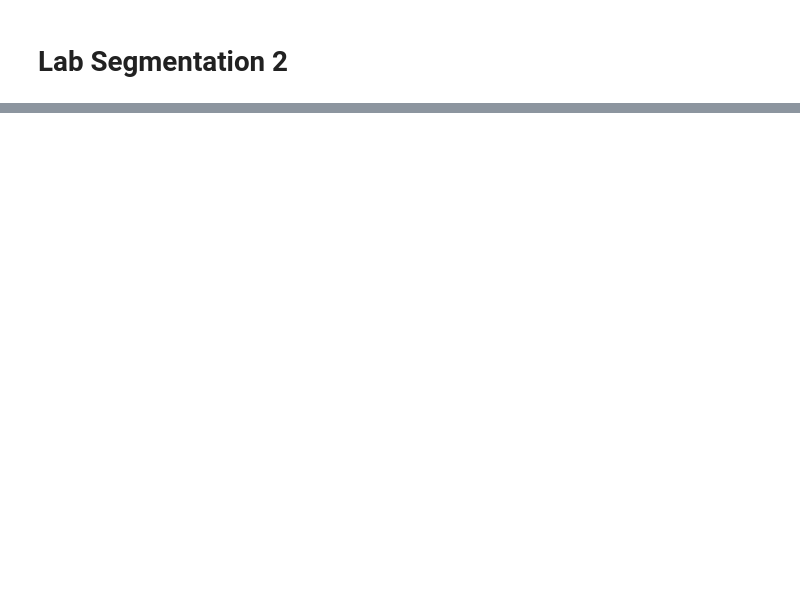
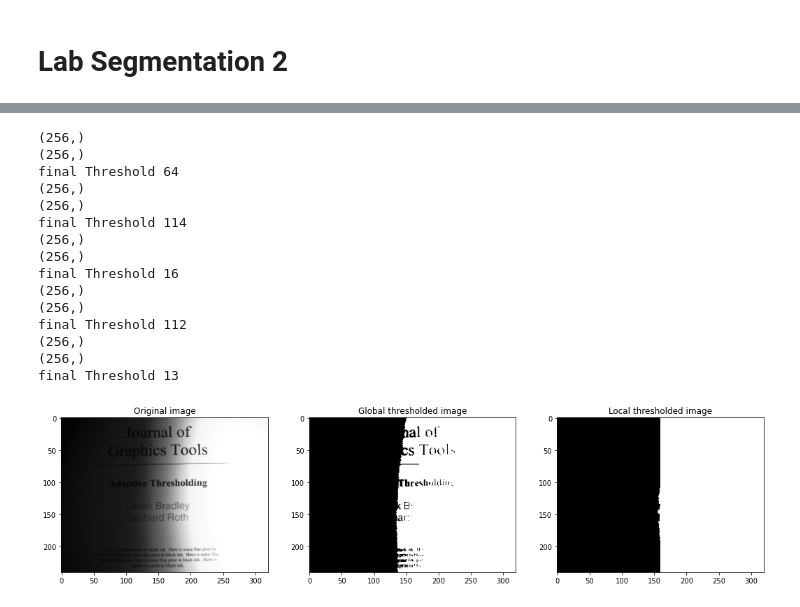
Before and after one commit to We2Am-BaSsem/IP-Labs, a Jupyter notebook: Lab_Seg_2_STD/Lab_Seg2_STD.ipynb, the cells around one changed output, grey strips where cells are left out. Saved outputs shown, nothing was run; the diff lists cells and outputs as text; code cells hidden in the pictures; blank space fills up the shorter version.

```diff
--- a/Lab_Seg_2_STD/Lab_Seg2_STD.ipynb
+++ b/Lab_Seg_2_STD/Lab_Seg2_STD.ipynb
@@ -15,12 +18,12 @@ def getThreshold(image, greyScaleSize=256):
 
     # 2- Get counts array that contains the number of pixels in each grey-level.
     unique, unique_counts = np.unique(image, return_counts=True)
-    hist = histogram(image, nbins=256)[0]
-    unique = np.insert(unique, 0, 0)
-    print(hist)
+    hist[unique] = unique_counts
+
+    # hist = (histogram(image, nbins=greyScaleSize)[1]).astype(np.uint8)
 
     # 3- Get initial threshold by getting the average mean of the pixels’ grey-level
-    greylevels = np.arange(greyScaleSize)
+    greylevels = np.arange(hist.shape[0])
     Tinit = round(np.sum(hist * greylevels) / imageSize)
 
     # 4- Get the two weighted averages (means), one for the lower pixels (have gray level
@@ -39,16 +42,16 @@ def getThreshold(image, greyScaleSize=256):
 def Threshold(image, greyScaleSize=256):
     original = np.copy(image)
     Threshold = getThreshold(image, greyScaleSize)
-    image[image >= Threshold] = 255
-    image[image < Threshold] = 0
+    image[image > Threshold] = 255
+    image[image <= Threshold] = 0
     show_images(images=[original, image], titles=["Original Image", "Thresholed Image"])
 
 
 def Threshold2(image, greyScaleSize=256):
     original = np.copy(image)
     Threshold = getThreshold(image, greyScaleSize) / (greyScaleSize - 1)
-    image[image >= Threshold] = 1
-    image[image < Threshold] = 0
+    image[image > Threshold] = 1
+    image[image <= Threshold] = 0
     show_images(images=[original, image], titles=["Original Image", "Thresholed Image"])
 # %%
 cameraman_image = io.imread("./cameraman.png")
@@ -66,0 +109,63 @@ IndexError: boolean index did not match indexed array along dimension 0; dimensi
+# %%
+# Experiment 2
+def get_thresholded_image(image):
+    thresholded_image = np.copy(image)
+    Threshold = getThreshold(image)
+    thresholded_image[thresholded_image >= Threshold] = 255
+    thresholded_image[thresholded_image < Threshold] = 0
+    return thresholded_image
+
+
+img = io.imread("book.png")
+img_parts = [
+    img[0 : img.shape[0] // 2, 0 : img.shape[1] // 2],
+    img[0 : img.shape[0] // 2, img.shape[1] // 2 : img.shape[1]],
+    img[img.shape[0] // 2 : img.shape[0], 0 : img.shape[1] // 2],
+    img[img.shape[0] // 2 : img.shape[0], img.shape[1] // 2 : img.shape[1]],
+]
+
+# size = 0
+# for i in range (0, 4):
+#        size += img_parts[i].shape[0] * img_parts[i].shape[1]
+# print(size)
+# print(img.shape[0] * img.shape[1])
+
+global_thresholded_image = get_thresholded_image(img)
+
+
+img_parts_thresholded = []
+for i in range(0, 4):
+    img_parts_thresholded.append(get_thresholded_image(img_parts[i]))
+
+thresholded_img_horizontal_parts = [
+    np.concatenate((img_parts_thresholded[0], img_parts_thresholded[1]), axis=1),
+    np.concatenate((img_parts_thresholded[2], img_parts_thresholded[3]), axis=1),
+]
+
+local_thresholded_img = np.concatenate(
+    (thresholded_img_horizontal_parts[0], thresholded_img_horizontal_parts[1]), axis=0
+)
+
+# print(thresholded_img.shape[0] * thresholded_img.shape[1])
+
+show_images(
+    images=[img, global_thresholded_image, local_thresholded_img],
+    titles=["Original image", "Global thresholded image", "Local thresholded image"],
+)
+# %% [output]
+(256,)
+(256,)
+final Threshold 64
+(256,)
+(256,)
+final Threshold 114
+(256,)
+(256,)
+final Threshold 16
+(256,)
+(256,)
+final Threshold 112
+(256,)
+(256,)
+final Threshold 13
+[figure, added]
```
Also changed, not shown: parts of 3 cells of this notebook.
